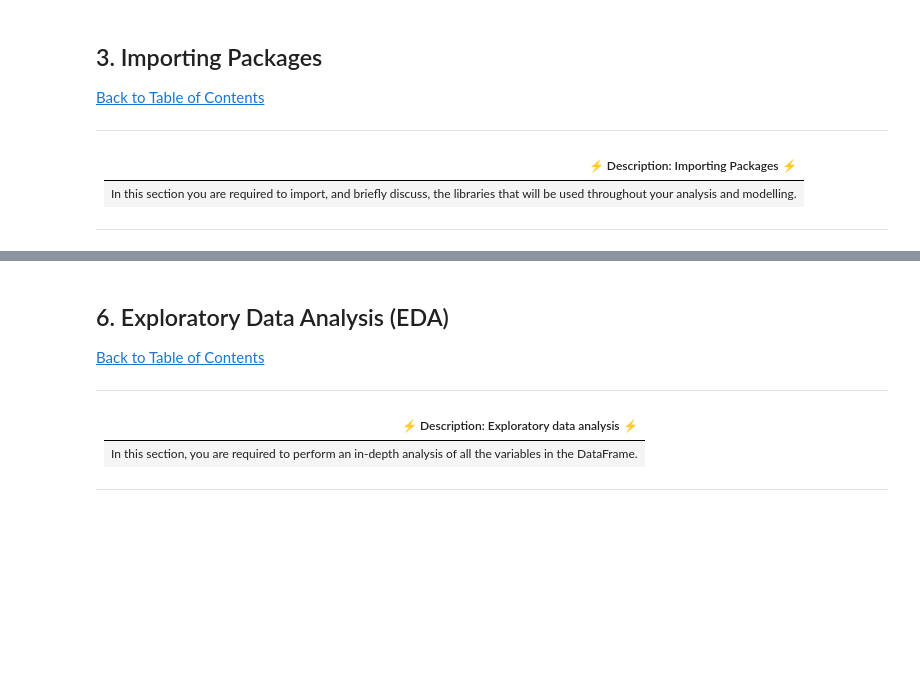
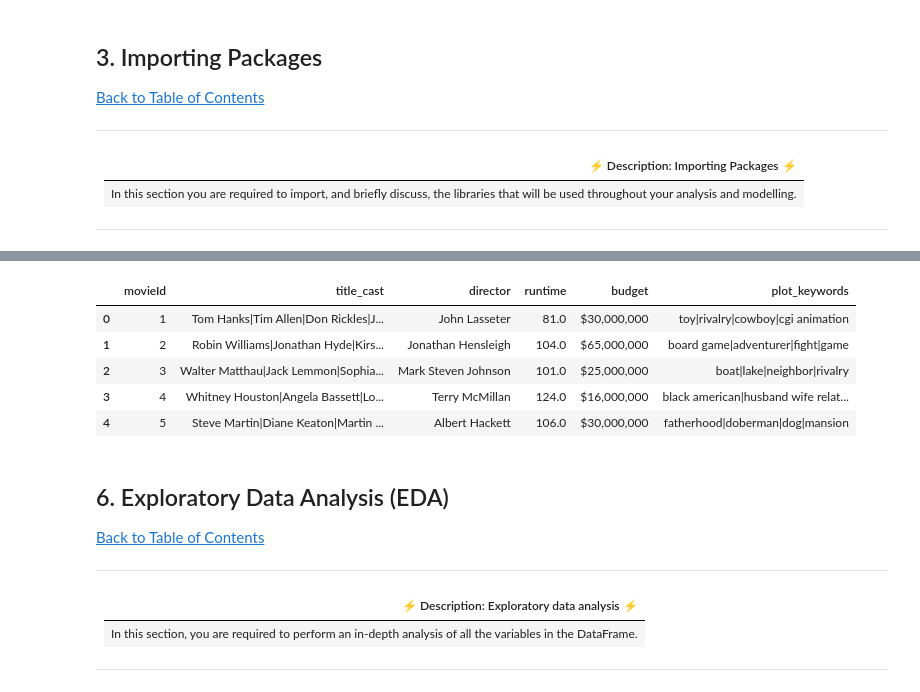
Before and after one commit to HlawuR/SmartRecommender, a Jupyter notebook: Unsupervised_skeleton_notebook.ipynb, the cells around one changed output, grey strips where cells are left out. Cells and saved outputs as stored; diff of their text form; code cells hidden in the pictures; blank space fills up the shorter version.

```diff
--- a/Unsupervised_skeleton_notebook.ipynb
+++ b/Unsupervised_skeleton_notebook.ipynb
@@ -113,3 +293,12 @@ df = # load the data
+# %%
+df_imdb_data.head()
+# %% [output]
+|  | movieId | title_cast | director | runtime | budget | plot_keywords |
+| 0 | 1 | Tom Hanks|Tim Allen|Don Rickles|J... | John Lasseter | 81.0 | $30,000,000 | toy|rivalry|cowboy|cgi animation |
+| 1 | 2 | Robin Williams|Jonathan Hyde|Kirs... | Jonathan Hensleigh | 104.0 | $65,000,000 | board game|adventurer|fight|game |
+| 2 | 3 | Walter Matthau|Jack Lemmon|Sophia... | Mark Steven Johnson | 101.0 | $25,000,000 | boat|lake|neighbor|rivalry |
+| 3 | 4 | Whitney Houston|Angela Bassett|Lo... | Terry McMillan | 124.0 | $16,000,000 | black american|husband wife relat... |
+| 4 | 5 | Steve Martin|Diane Keaton|Martin ... | Albert Hackett | 106.0 | $30,000,000 | fatherhood|doberman|dog|mansion |
 # %% [markdown]
 <a id="three"></a>
 ## 6. Exploratory Data Analysis (EDA)
```
Also changed, not shown: parts of 28 cells of this notebook.
